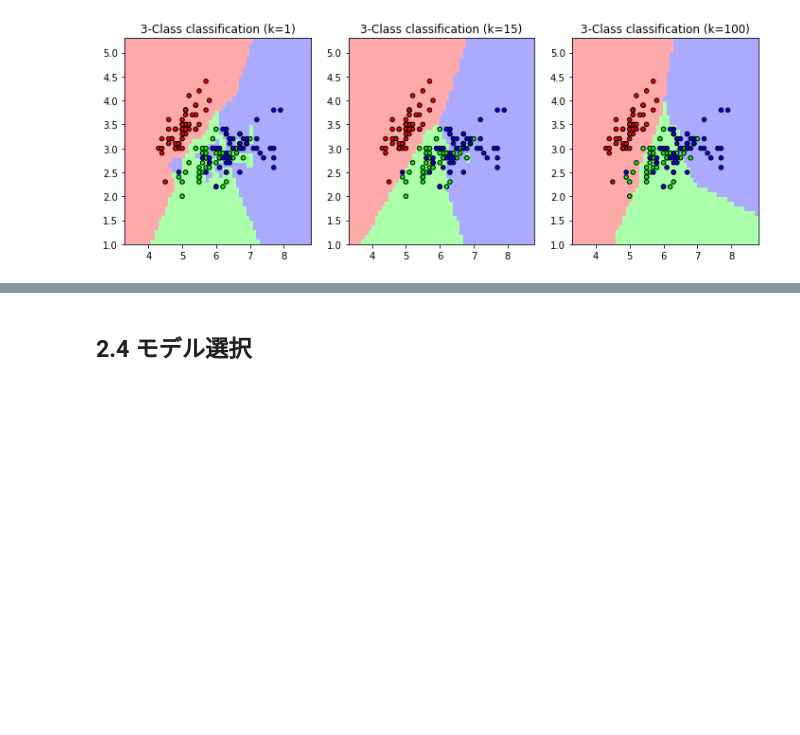
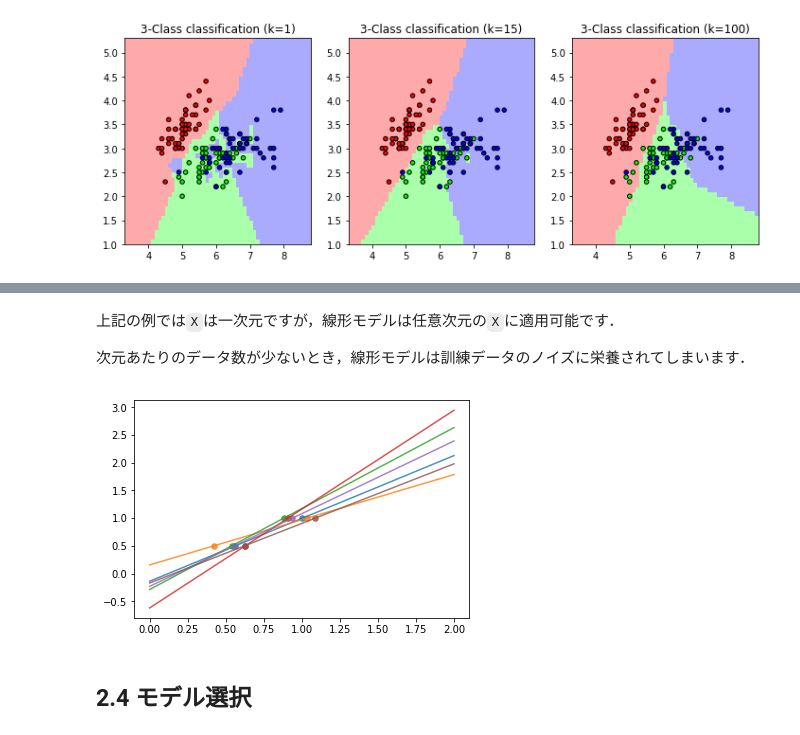
Before and after one commit to haltaro/ml-tutorial, a Jupyter notebook: 02.statistical-learning.ipynb, the cells around one changed output, grey strips where cells are left out. Drawn from its saved outputs; the diff is of its cells as text; code cells hidden in the pictures; blank space fills up the shorter version.

```diff
--- a/02.statistical-learning.ipynb
+++ b/02.statistical-learning.ipynb
@@ -186,3 +202,20 @@ diabetes_y_test  = diabetes.target[-20:]
+# %% [markdown]
+上記の例では`X`は一次元ですが，線形モデルは任意次元の`X`に適用可能です．
+
+次元あたりのデータ数が少ないとき，線形モデルは訓練データのノイズに栄養されてしまいます．
+# %%
+X = np.c_[.5, 1].T
+y = [.5, 1]
+test = np.c_[0, 2].T
+regr = linear_model.LinearRegression()
+
+for _ in range(6):
+    this_X = .1 * np.random.normal(size=(2, 1)) + X
+    regr.fit(this_X, y)
+    plt.plot(test, regr.predict(test), alpha=.8)
+    plt.scatter(this_X, y, s=30, alpha=.8)
+# %% [output]
+[figure, added]
 # %% [markdown]
 ## 2.4 モデル選択
 # %% [markdown]
```
Also changed, not shown: parts of 12 cells of this notebook.
